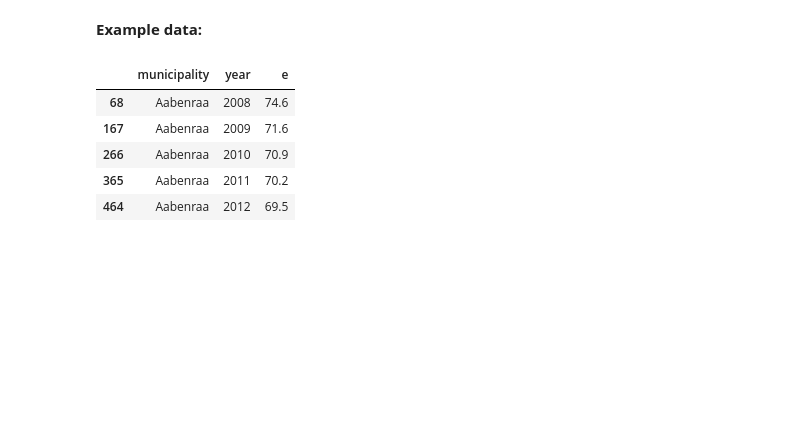
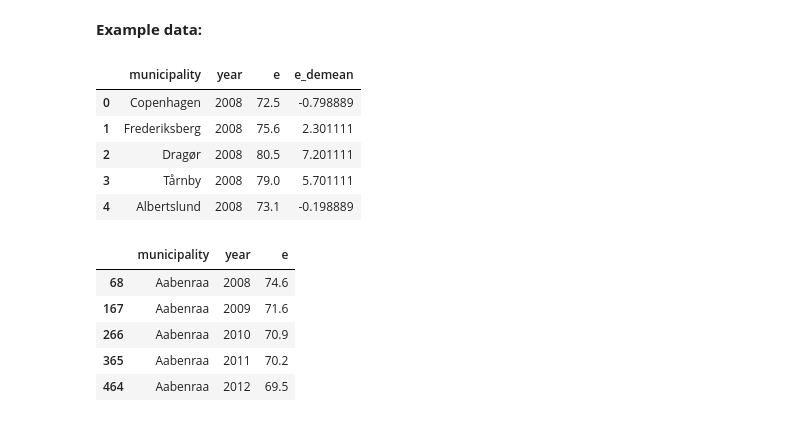
Before and after one commit to NumEconCopenhagen/lectures-2021, a Jupyter notebook: 08/Basic_data_analysis.ipynb, the cells around one changed output. Saved outputs shown, nothing was run; the diff lists cells and outputs as text; code cells hidden in the pictures; blank space fills up the shorter version.

```diff
--- a/08/Basic_data_analysis.ipynb
+++ b/08/Basic_data_analysis.ipynb
@@ -576,6 +430,17 @@ One of the most useful skills to learn is **the split-apply-combine process**. F
 ## Groupby
 # %% [markdown]
 **Example data:**
+# %%
+# A simple, unconditional transformation of data. Works because of broadcasting.
+empl['e_demean'] = empl.e - empl.e.mean()
+empl.head()
+# %% [output]
+|  | municipality | year | e | e_demean |
+| 0 | Copenhagen | 2008 | 72.5 | -0.798889 |
+| 1 | Frederiksberg | 2008 | 75.6 | 2.301111 |
+| 2 | Dragør | 2008 | 80.5 | 7.201111 |
+| 3 | Tårnby | 2008 | 79.0 | 5.701111 |
+| 4 | Albertslund | 2008 | 73.1 | -0.198889 |
 # %%
 empl = empl.sort_values(['municipality','year']) # sort by first municipality then year
 empl.head(5)
```
Also changed, not shown: parts of 34 cells of this notebook.
